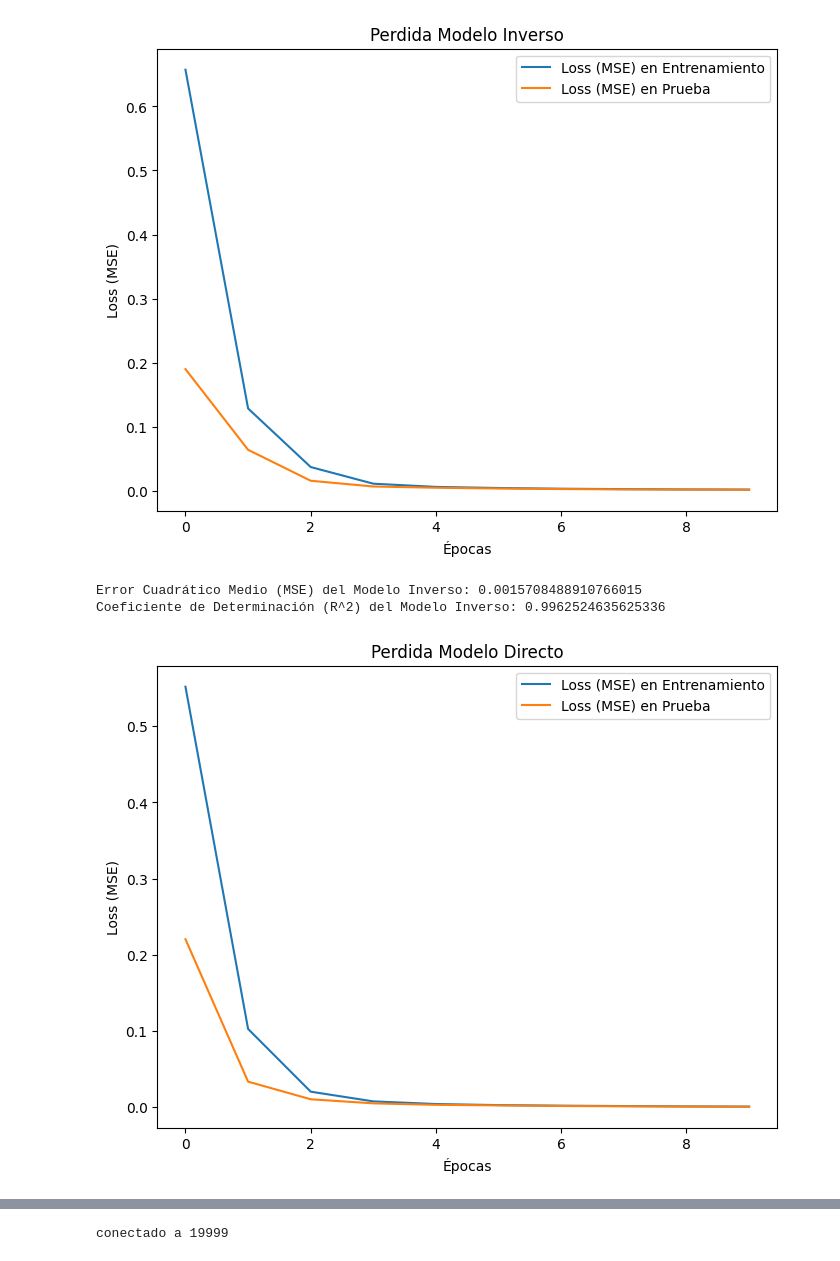
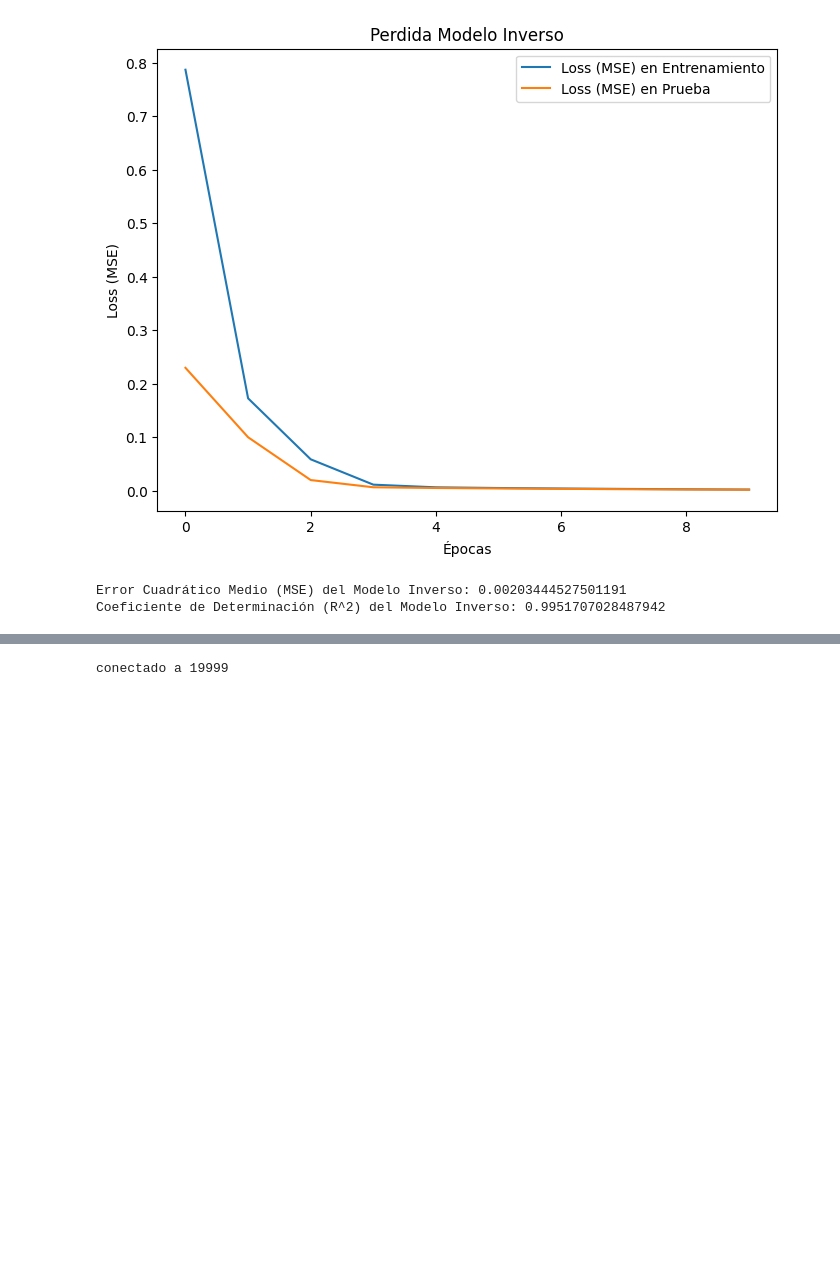
Before and after one commit to jorge-conejeros/Quadruped-Robot, a Jupyter notebook: testing.ipynb, the cells around one changed output, grey strips where cells are left out. Cells and saved outputs as stored; diff of their text form; code cells hidden in the pictures; blank space fills up the shorter version.

```diff
--- a/testing.ipynb
+++ b/testing.ipynb
@@ -15,6 +72,12 @@ from sklearn.metrics import mean_squared_error, r2_score
 
 # Cargar el dataset
 dataset = pd.read_csv('datos_entrenamiento2.csv')  # Asegúrate de reemplazar 'tu_dataset.csv' con el nombre de tu archivo
+
+######################################################################################################################
+
+#                                       MODELO INVERSO
+
+######################################################################################################################
 
 # Dividir los datos en características (X) y etiquetas (y)
 X = dataset[['PosX', 'PosY']].values
@@ -35,32 +98,15 @@ modeloInverso = tf.keras.Sequential([
     tf.keras.layers.Dense(2)  # Dos salidas para Muslo y Rodilla
 ])
 
-# Crear el modelo Directo de Red Neuronal Artificial (RNA)
-modeloDirecto = tf.keras.Sequential([
-    tf.keras.layers.Dense(64, activation='relu', input_shape=(2,)),
-    tf.keras.layers.Dense(64, activation='relu'),
-    tf.keras.layers.Dense(2)  # Dos salidas para Muslo y Rodilla
-])
-
 # Compilar el modeloInverso
 modeloInverso.compile(optimizer='adam', loss='mean_squared_error')
-
-# Compilar el modeloInverso
-modeloDirecto.compile(optimizer='adam', loss='mean_squared_error')
 
 # Entrenar el modeloInverso
 print("------------------------------------Entrenamiento Modelo Inverso------------------------------------")
 history = modeloInverso.fit(X_train, y_train, epochs=10, batch_size=64, validation_data=(X_test, y_test), verbose=2)
 
-# Entrenar el modeloInverso
-print("------------------------------------Entrenamiento Modelo Directo------------------------------------")
-history2 = modeloDirecto.fit(y_train, X_train, epochs=10, batch_size=64, validation_data=(y_test, X_test), verbose=2)
-
 # Realizar predicciones en el conjunto de prueba
 y_pred = modeloInverso.predict(X_test)
-
-# Realizar predicciones en el conjunto de prueba
-X_pred = modeloDirecto.predict(y_test)
 
 # Evaluar el modeloInverso
 mse_inv = mean_squared_error(y_test, y_pred)
@@ -83,18 +129,6 @@ plt.show()
 
 print(f"Error Cuadrático Medio (MSE) del Modelo Inverso: {mse_inv}")
 print(f"Coeficiente de Determinación (R^2) del Modelo Inverso: {r2_inv}")
-
-plt.figure(figsize=(8, 6))
-plt.plot(history2.history['loss'], label='Loss (MSE) en Entrenamiento')
-plt.plot(history2.history['val_loss'], label='Loss (MSE) en Prueba')
-plt.title('Perdida Modelo Directo')
-plt.xlabel('Épocas')
-plt.ylabel('Loss (MSE)')
-plt.legend()
-plt.show()
-
-print(f"Error Cuadrático Medio (MSE) del Modelo Directo: {mse_dir}")
-print(f"Coeficiente de Determinación (R^2) del Modelo Directo: {r2_dir}")
 # %% [output]
 ------------------------------------Entrenamiento Modelo Inverso------------------------------------
 Epoch 1/10
@@ -116,4 +150,3 @@ Epoch 10/10
-[figure, old version]
+[figure, new version]
-Error Cuadrático Medio (MSE) del Modelo Inverso: 0.0015708488910766015
-Coeficiente de Determinación (R^2) del Modelo Inverso: 0.9962524635625336
+Error Cuadrático Medio (MSE) del Modelo Inverso: 0.00203444527501191
+Coeficiente de Determinación (R^2) del Modelo Inverso: 0.9951707028487942
-[figure, removed]
```
Also changed, not shown: parts of 11 cells of this notebook, 1 other file.
